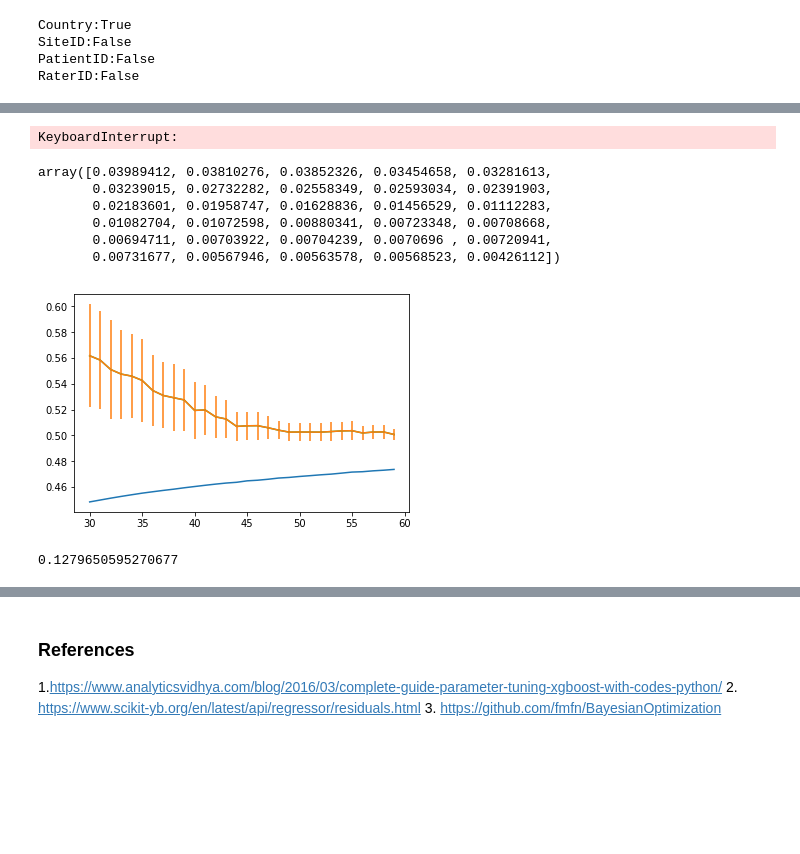
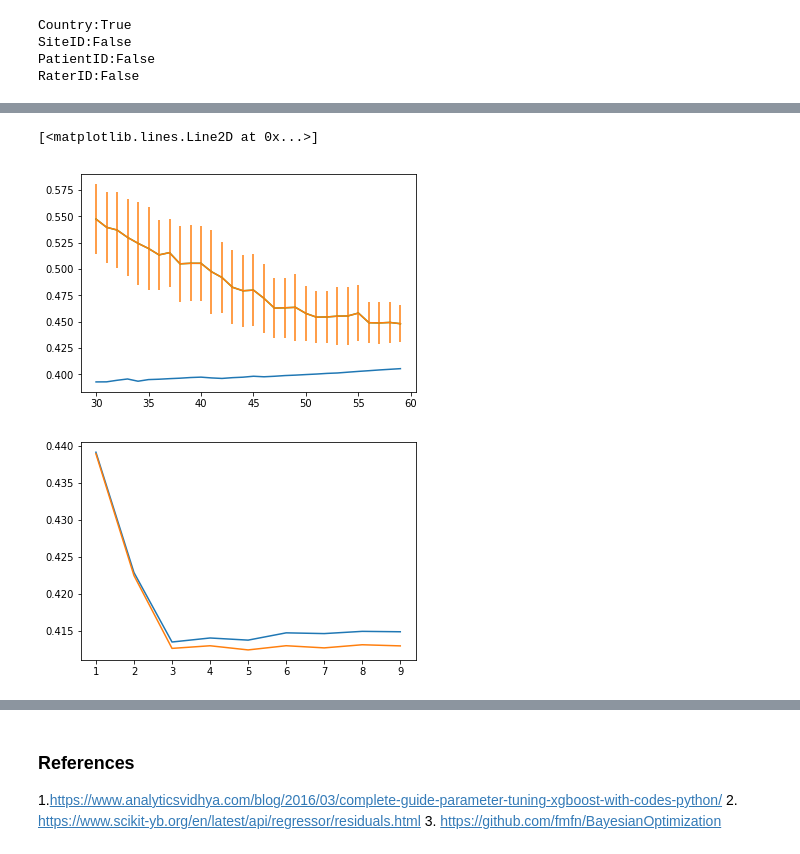
Before and after one commit to wasehahmad/PANSS-Trial-Analysis, a Jupyter notebook: panss_analysis_notebook.ipynb, the cells around one changed output, grey strips where cells are left out. Drawn from its saved outputs; the diff is of its cells as text; code cells hidden in the pictures; blank space fills up the shorter version.

```diff
--- a/panss_analysis_notebook.ipynb
+++ b/panss_analysis_notebook.ipynb
@@ -69,7 +69,8 @@ allTrialsDF['Country'][(allTrialsDF.Country == "ERROR") & (allTrialsDF.SiteID==6
 
 #Create dummy variables for Study
 allTrialsDF['TxGroup'] = pd.factorize(allTrialsDF.TxGroup)[0]
-countryDummies = pd.get_dummies(allTrialsDF.Country,drop_first=True,prefix='Country')
+#drop UK explictly instead of first
+countryDummies = pd.get_dummies(allTrialsDF.Country,prefix='Country').drop(['Country_UK'],axis=1)
 studyDummies = pd.get_dummies(allTrialsDF.Study,drop_first=True,prefix='Study')
 # allTrialsDF = allTrialsDF.drop(['Country','Study'],axis=1)
 
@@ -479,7 +480,9 @@ RaterID:False
 # since each patient,site,Rater is unique to the study, cannot use those as features
 
 countries = list(allSortedDF.columns[allSortedDF.columns.str.startswith("Country_")== True])
-X = ['TxGroup','VisitDay','RelativeVisitDay','PANSS_Total_lag_1','PANSS_Total_diff_1','PANSS_Total','Ns','Gs']+countries
+# X = ['TxGroup','VisitDay','RelativeVisitDay','PANSS_Total_lag_1','PANSS_Total',
+#      'PANSS_Total_diff_1_lag_1','Ns_lag_1','Gs_lag_1']
+X = ['VisitDay','RelativeVisitDay']
 y = ['LeadStatus']
 
 
@@ -547,14 +560,11 @@ plt.gca().legend_ = None
 # %%
-from sklearn.metrics import log_loss
-from sklearn import svm
+from sklearn.metrics import brier_score_loss,log_loss
 
 testMSEs = []
 trainMSEs = []
-penalty = np.logspace(-3,1,5)
-for i in range(5):
+for k in range(30,60,1):
     # try KNN
-    c = penalty[i]
-    knnModel = svm.SVC(c,kernel='rbf',probability=True)
+    knnModel = KNeighborsClassifier(k)
 #     knnModel.fit(xTrain,yTrain)
     knnCV = cross_validate(knnModel,xTrain,yTrain['LeadStatus'],scoring='neg_log_loss')
 #     #only get probs for class=1, i.e. notPassed
@@ -564,44 +574,40 @@ for i in range(5):
 #     yPredTest = knnModel.predict_proba(xTest)[:,1]
     trainMSEs.append(knnCV['train_score'])
     testMSEs.append(knnCV['test_score'])
-# %% [output]
-KeyboardInterrupt:
 # %%
 meanMSETrain = np.apply_along_axis(np.mean, 1, trainMSEs)
 meanMSETest = np.apply_along_axis(np.mean, 1, testMSEs)
 stdMSETest = np.apply_along_axis(stats.sem, 1, testMSEs)
 
 xAxis = range(30,60,1)
 plt.plot(xAxis,np.abs(meanMSETrain))
 plt.errorbar(xAxis,np.abs(meanMSETest),stdMSETest)
 plt.plot(xAxis,np.abs(meanMSETest))
-stdMSETest
 # %% [output]
-array([0.03989412, 0.03810276, 0.03852326, 0.03454658, 0.03281613,
-       0.03239015, 0.02732282, 0.02558349, 0.02593034, 0.02391903,
-       0.02183601, 0.01958747, 0.01628836, 0.01456529, 0.01112283,
-       0.01082704, 0.01072598, 0.00880341, 0.00723348, 0.00708668,
-       0.00694711, 0.00703922, 0.00704239, 0.0070696 , 0.00720941,
-       0.00731677, 0.00567946, 0.00563578, 0.00568523, 0.00426112])
+[<matplotlib.lines.Line2D at 0x...>]
-[figure, old version]
+[figure, new version]
 # %%
-# try logistic regression
+# try LDA
 testMSEs = []
 trainMSEs = []
-for k in range(1,20,1):
-    # try KNN
-    knnModel = KNeighborsClassifier(k)
-#     knnModel.fit(xTrain,yTrain)
-    knnCV = cross_validate(knnModel,xTrain,yTrain['LeadStatus'],scoring='brier_score_loss')
-#     #only get probs for class=1, i.e. notPassed
-#     yPredTrain = knnModel.predict_proba(xTrain)[:,1]
-#     trainMSEs.append(brier_score_loss(yTrain.LeadStatus,yPredTrain))
 
-#     yPredTest = knnModel.predict_proba(xTest)[:,1]
-    trainMSEs.append(np.mean(knnCV['train_score']))
-    testMSEs.append(np.mean(knnCV['test_score']))
+for i in range(1,10,1):
+    ldaModel = LinearDiscriminantAnalysis()
+    #     knnModel.fit(xTrain,yTrain)
+    ldaCV = cross_validate(ldaModel,PolynomialFeatures(i).fit_transform(xTrain),yTrain['LeadStatus'],scoring='neg_log_loss',cv=6)
+    trainMSEs.append(np.mean(ldaCV['train_score']))
+    testMSEs.append(np.mean(ldaCV['test_score']))
+# print(np.mean(ldaCV['train_score']))
+# print(np.mean(ldaCV['test_score']))
-# %% [output]
-0.1279650595270677
+# %%
+polys = range(1,10,1)
+plt.plot(polys,np.abs(testMSEs))
+plt.plot(polys,np.abs(trainMSEs))
+
+ldaModel = LinearDiscriminantAnalysis().fit(PolynomialFeatures(2).fit_transform(xTrain),yTrain)
+ldaModelPredTest = ldaModel.predict_proba(PolynomialFeatures(2).fit_transform(xTest))[:,1]
+# %% [output]
+[figure, added]
 # %%
 # try gradient boosting
 from bayes_opt import BayesianOptimization
```
Also changed, not shown: parts of 17 cells of this notebook, 1 other file.
